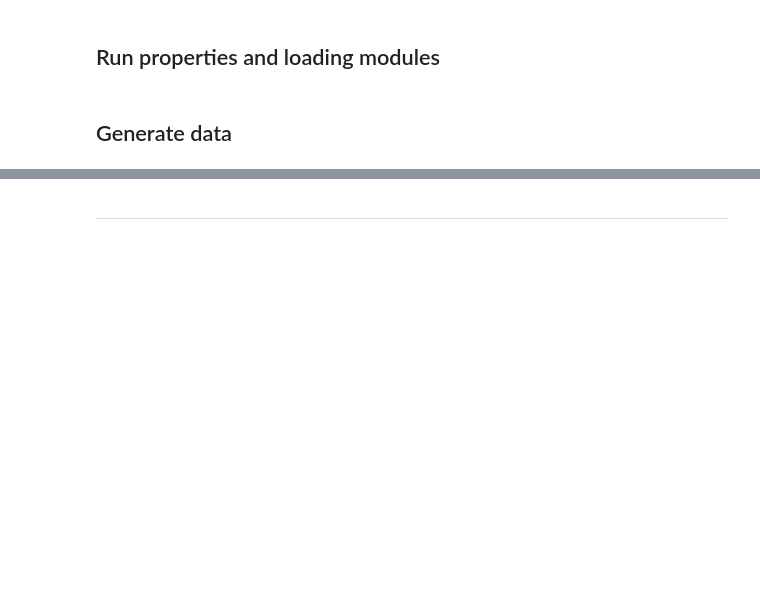
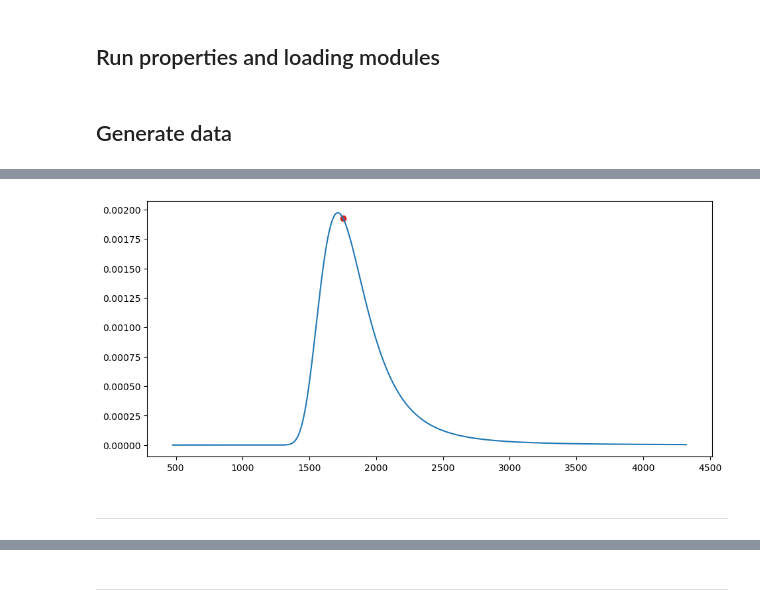
Before and after one commit to MariosNT/DM_cosmic_Pade, a Jupyter notebook: Notebooks/MCMC_code_tests.ipynb, the cells around one changed output, grey strips where cells are left out. Cells and saved outputs as stored; diff of their text form; code cells hidden in the pictures; blank space fills up the shorter version.

```diff
--- a/Notebooks/MCMC_code_tests.ipynb
+++ b/Notebooks/MCMC_code_tests.ipynb
@@ -70,7 +69,6 @@ for idx, z_val in enumerate(tqdm(z_centres)):
                         A_sigma_inter=A_sigma_inter,
                         H0=HUBBLE, f_diff=f_IGM, f_diff_alpha=f_ALPHA,
                         Om=OMEGA_MATTER, w=W_LAMBDA, N_draws=1,
-                        mode=None, #'standard'
                         Error_factor = 1
                         )
 # %%
@@ -91,0 +90,26 @@ NameError: name 'plt' is not defined
+# %%
+dm_range=np.linspace(0.25*DM_obs_centre[0], 500+2.0*DM_obs_centre[0], 2000)
+
+error=1 * np.sqrt(f_variance_delta(S=S_FRB, z=z_centres[0], Om=OMEGA_MATTER, w=W_LAMBDA))
+
+sigma_diff=sigma_error_inter(error)
+C0=C0_sigma_inter(sigma_diff)
+A=A_sigma_inter(sigma_diff)
+
+p_range=[
+    pdf_DM_cosmo(Delta=dm/DM_obs_centre[0], C_0=C0, A=A, sigma=sigma_diff, alpha=3, beta=3)/DM_obs_centre[0]
+    for dm in dm_range]
+# %%
+p_obs = pdf_DM_cosmo(Delta=DM_centres[0]/DM_obs_centre[0], C_0=C0, A=A, sigma=sigma_diff, alpha=3, beta=3)/DM_obs_centre[0]
+# %%
+fig = plt.figure(figsize=(11, 5))
+ax1 = fig.add_subplot(111)
+
+ax1.plot(dm_range, p_range, c='tab:blue')
+ax1.scatter(DM_centres[0], p_obs, c='tab:red')
+
+plt.show()
+# %% [output]
+[figure, added]
+# %% [markdown]
+---------------------------------------
```
Also changed, not shown: parts of 22 cells of this notebook, 3 other files.
